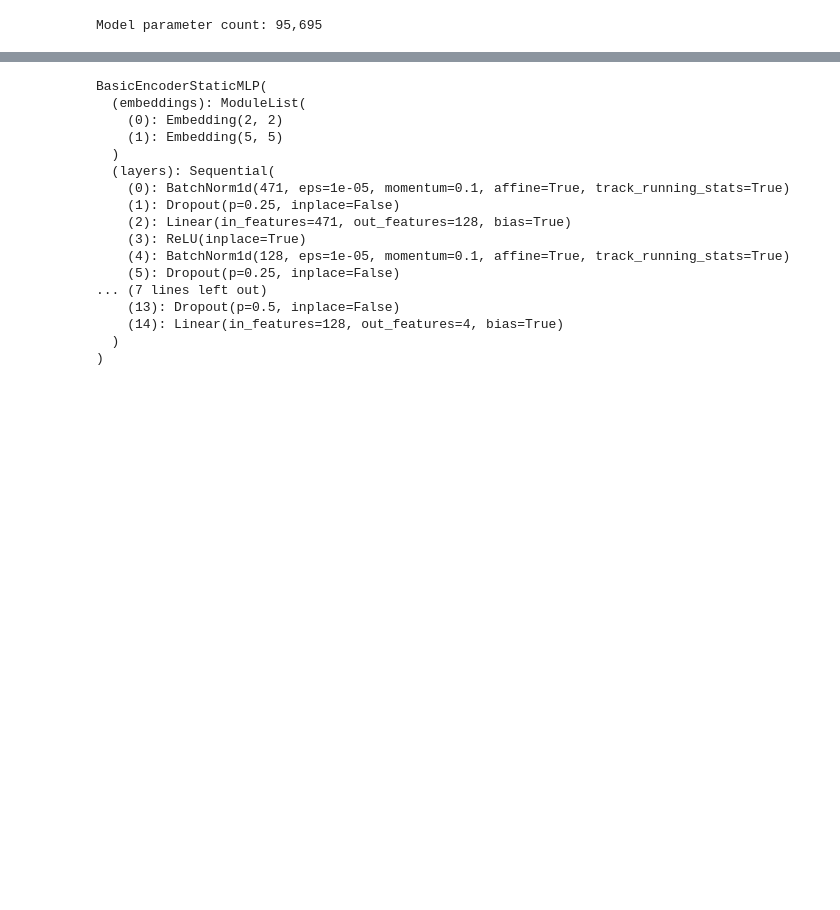
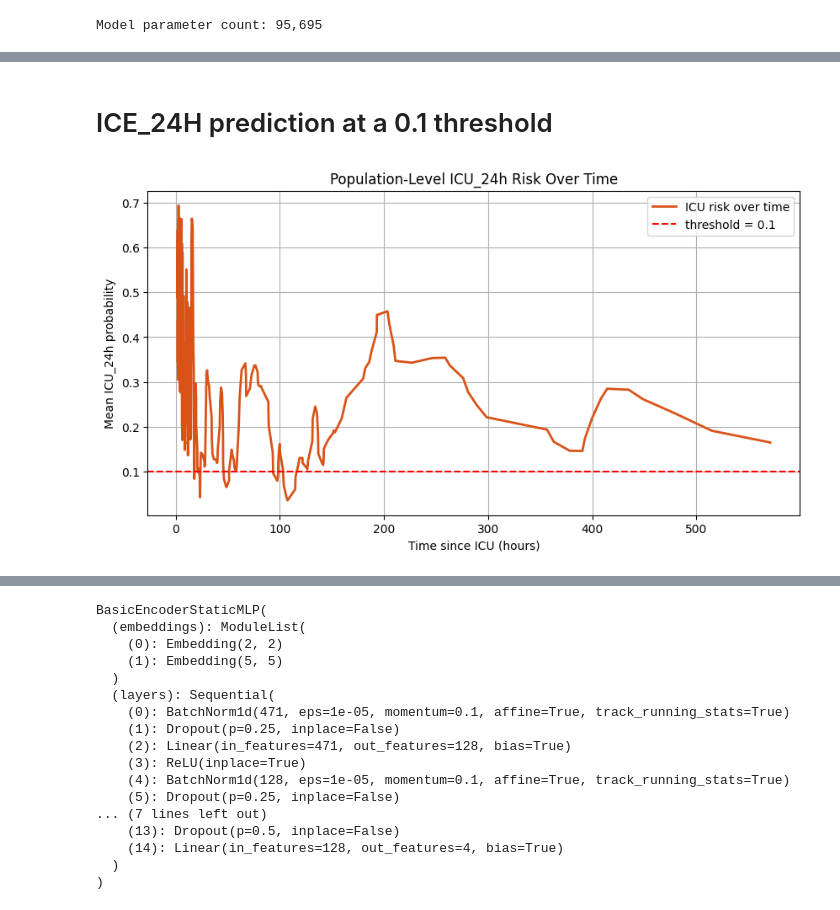
Before and after one commit to cookiehyun/Q-Model, a Jupyter notebook: Medical_DA_in_DL.ipynb, the cells around one changed output, grey strips where cells are left out. Saved outputs shown, nothing was run; the diff lists cells and outputs as text; code cells hidden in the pictures; blank space fills up the shorter version.

Commit message:
ICE_24H prediction at a 0.1 threshold

```diff
--- a/Medical_DA_in_DL.ipynb
+++ b/Medical_DA_in_DL.ipynb
@@ -319,0 +327,2 @@ Best validation AUROC: 0.9185 at epoch 3
+# %% [markdown]
+# ICE_24H prediction at a 0.1 threshold
@@ -319,0 +376,37 @@ Best validation AUROC: 0.9185 at epoch 3
+# %%
+
+
+# ----------------------------------------
+# 5. mean probability per time
+# ----------------------------------------
+df_mean = df_plot.groupby("time", as_index=False).mean()
+
+# sort just in case
+df_mean = df_mean.sort_values("time")
+
+# ----------------------------------------
+# 6. smooth curve (optional but recommended)
+# ----------------------------------------
+from scipy.ndimage import gaussian_filter1d
+
+smooth_prob = gaussian_filter1d(df_mean["prob"].values, sigma=2)
+# %%
+
+# ----------------------------------------
+# 7. plot
+# ----------------------------------------
+plt.figure(figsize=(10,5))
+
+plt.plot(df_mean["time"], smooth_prob, linewidth=2,   color=(0.8500, 0.3250, 0.0980), label="ICU risk over time")
+
+plt.axhline(0.1, color="red", linestyle="--", label="threshold = 0.1")
+
+plt.xlabel("Time since ICU (hours)")
+plt.ylabel("Mean ICU_24h probability")
+plt.title("Population-Level ICU_24h Risk Over Time")
+
+plt.legend()
+plt.grid()
+plt.show()
+# %% [output]
+[figure, added]
```
Also changed, not shown: parts of 13 cells of this notebook.
